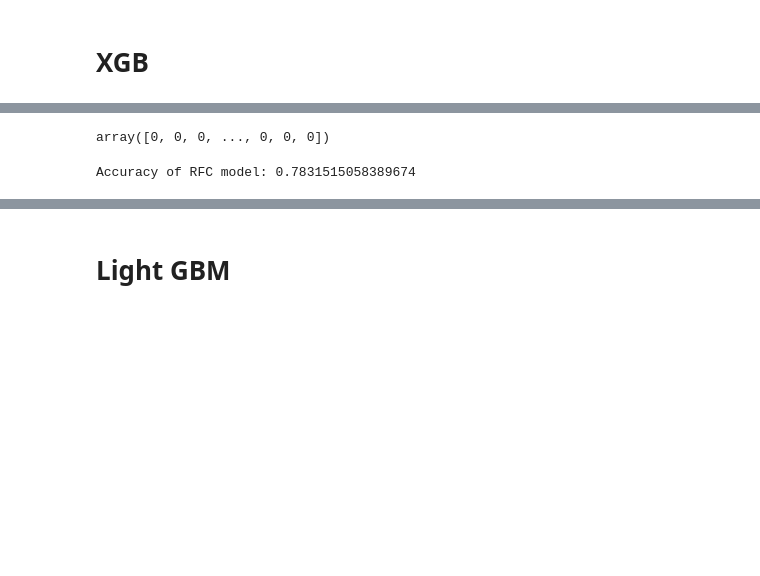
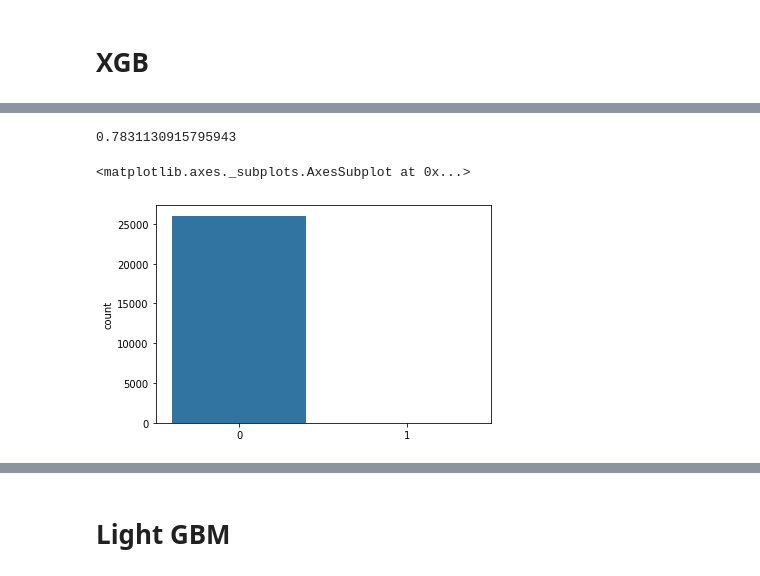
Before and after one commit to bvchand/Diabetes-detection-in-ICU-patients, a Jupyter notebook: diabetes_models_stratified.ipynb, the cells around one changed output, grey strips where cells are left out. Cells and saved outputs as stored; diff of their text form; code cells hidden in the pictures; blank space fills up the shorter version.

Commit message:
Stratified on RFC and XGB

```diff
--- a/diabetes_models_stratified.ipynb
+++ b/diabetes_models_stratified.ipynb
@@ -306,6 +328,5 @@ Accuracy of RFC model: 0.7822295636140135
 # data_dmatrix = xgb.DMatrix(data=KNN_imputed_trainX,label=train_y)
 # data_test = xgb.DMatrix(data=KNN_imputed_testX_df,label=test_y)
 # %%
-xg_cl = xgb.XGBClassifier(learning_rate = 0.1,max_depth = 5, alpha = 10, n_estimators = 100)
-xg_cl.fit(scaled_df,train_y)
-preds = xg_cl.predict(scaled_test_df)
+xg_cl_strat = xgb.XGBClassifier(learning_rate = 0.1,max_depth = 5, alpha = 10, n_estimators = 100)
+xg_cl_strat = stratKfold(xg_cl_strat)
@@ -312,8 +353,11 @@ preds = xg_cl.predict(scaled_test_df)
-# %%
-preds
-# %% [output]
-array([0, 0, 0, ..., 0, 0, 0])
-# %%
-print("Accuracy of RFC model:",xg_cl.score(scaled_test_df, test_y))
-# %% [output]
-Accuracy of RFC model: 0.7831515058389674
+# %%
+y_pred = xg_cl_strat.predict(scaled_test_df)
+test_score = xg_cl_strat.score(scaled_test_df,test_y)
+print(test_score)
+# %% [output]
+0.7831130915795943
+# %%
+sns.countplot(y_pred)
+# %% [output]
+<matplotlib.axes._subplots.AxesSubplot at 0x...>
+[figure, added]
```
Also changed, not shown: parts of 9 cells of this notebook.
